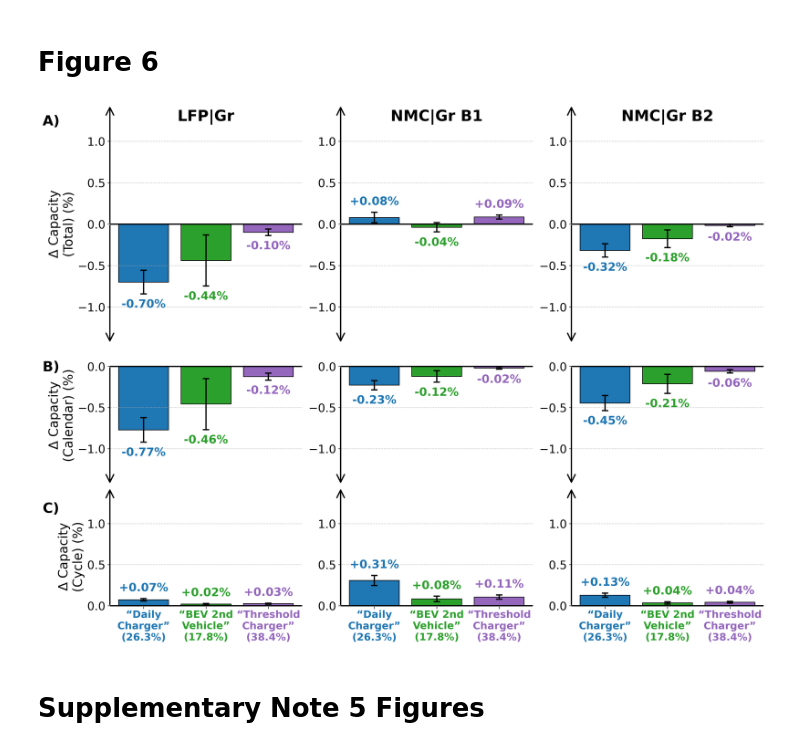
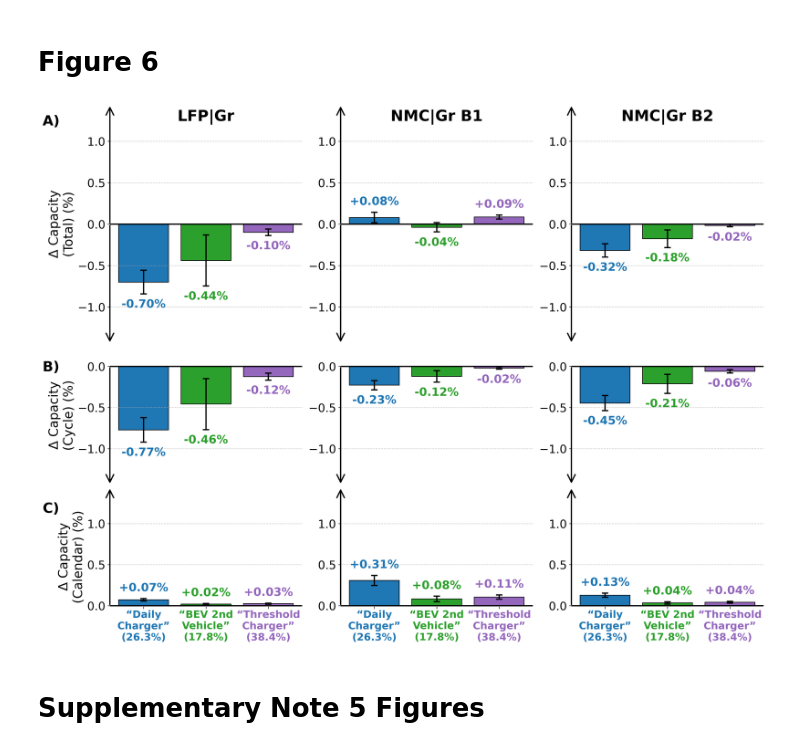
Before and after one commit to clementwong/california-v2g-journal, a Jupyter notebook: notebooks/generate_result_figures.ipynb, the cells around one changed output. Cells and saved outputs as stored; diff of their text form; code cells hidden in the pictures.

```diff
--- a/notebooks/generate_result_figures.ipynb
+++ b/notebooks/generate_result_figures.ipynb
@@ -424,8 +426,8 @@ sorted_df = (results_df.drop(columns=['vehicle_id', 'cluster_profile'])
 #   Row C (Cycle):    delta_q_loss_cal_{chem}  (follows Figure 5/6 i=3)
 row_config = [
     ('delta_q_loss_{chem}_10_years', '$\\Delta$ Capacity\n(Total) (%)', (-1.2, 1.2), ['up', 'down']),
-    ('delta_q_loss_cyc_{chem}_10_years', '$\\Delta$ Capacity\n(Calendar) (%)', (-1.2, 0.01), ['down']),
-    ('delta_q_loss_cal_{chem}_10_years', '$\\Delta$ Capacity\n(Cycle) (%)', (-0.01, 1.2), ['up']),
+    ('delta_q_loss_cyc_{chem}_10_years', '$\\Delta$ Capacity\n(Cycle) (%)', (-1.2, 0.01), ['down']),
+    ('delta_q_loss_cal_{chem}_10_years', '$\\Delta$ Capacity\n(Calendar) (%)', (-0.01, 1.2), ['up']),
 ]
 
 fig = plt.figure(figsize=(16, 12), dpi=300)
@@ -491,35 +493,35 @@ for col_idx, chemistry in enumerate(chemistry_array):
                             arrowprops={'arrowstyle': '->', 'color': 'black', 'linewidth': 2, 'mutation_scale': 30})
 
         # Title on top row only
         if row_idx == 0:
             ax.set_title(chemistry, fontsize=24, fontweight='bold')
 
         # Y-axis label on left column only
         if col_idx == 0:
             ax.set_ylabel(ylabel, fontsize=20)
 
         # Panel labels A), B), C) on left column
         if col_idx == 0:
             label = ['A)', 'B)', 'C)'][row_idx]
             ax.text(-0.35, 1.05, label, transform=ax.transAxes,
                     fontsize=22, fontweight='bold', va='top')
 
         # X-tick labels only on bottom row, colored
         if row_idx == 2:
             ax.set_xticks(x)
             tick_labels = [v2g_x_labels[c] for c in v2g_clusters]
             ax.set_xticklabels(tick_labels, fontsize=16, fontweight='bold')
             for tick_label, color in zip(ax.get_xticklabels(), v2g_colors):
                 tick_label.set_color(color)
             ax.tick_params(axis='x', pad=2)
         else:
             ax.set_xticks([])
 
 fig.tight_layout(pad=1)
-fig.savefig('v2g_battery_degradation_vehicle_clusters.pdf', bbox_inches='tight')
+fig.savefig('../figures/v2g_battery_degradation_vehicle_clusters.pdf', bbox_inches='tight')
 plt.show()
 # %% [output]
-[figure, old version]
+[figure, new version]
 # %% [markdown]
 # Supplementary Note 5 Figures
 # %%
```
Also changed, not shown: parts of 5 cells of this notebook, 13 other files.
